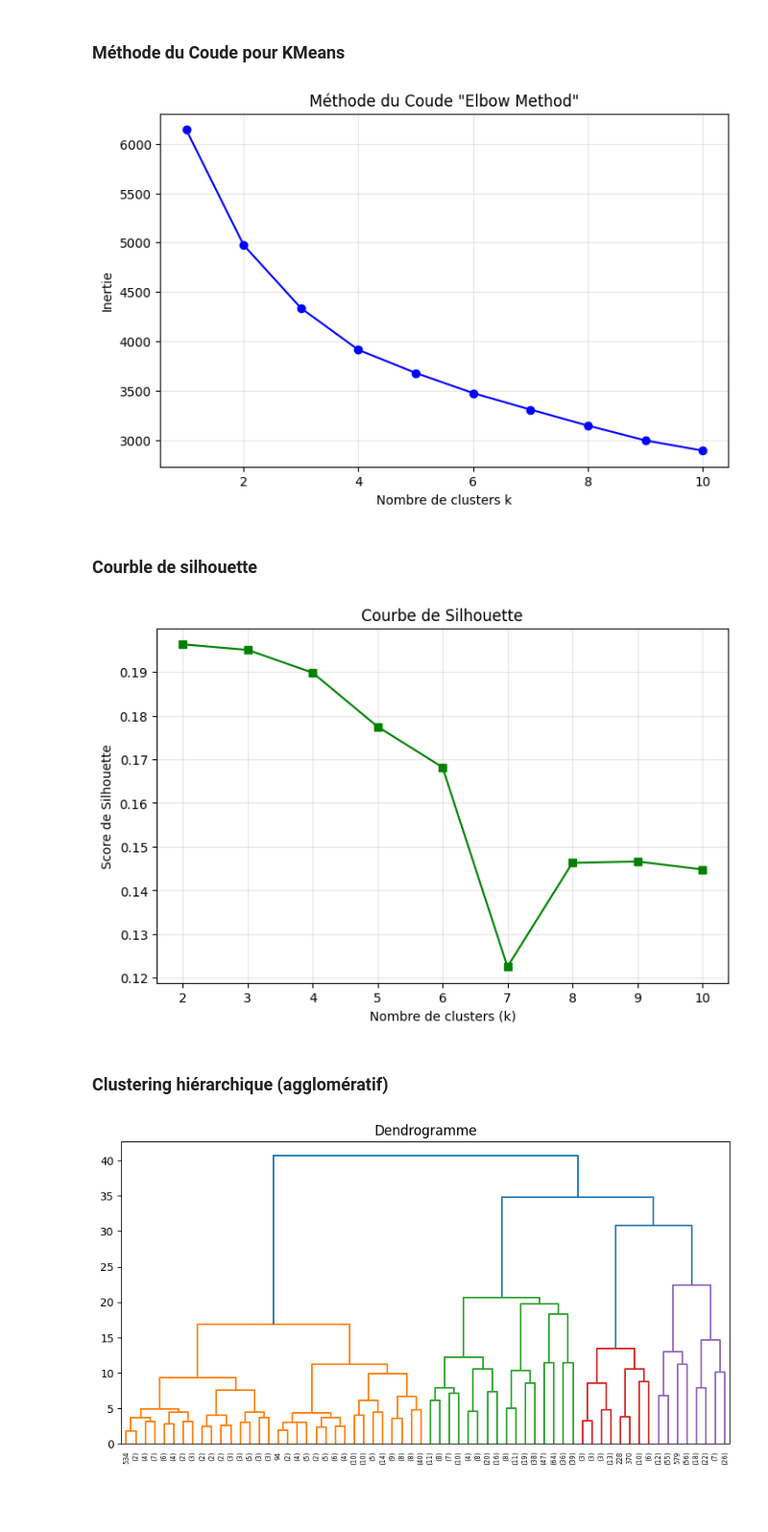
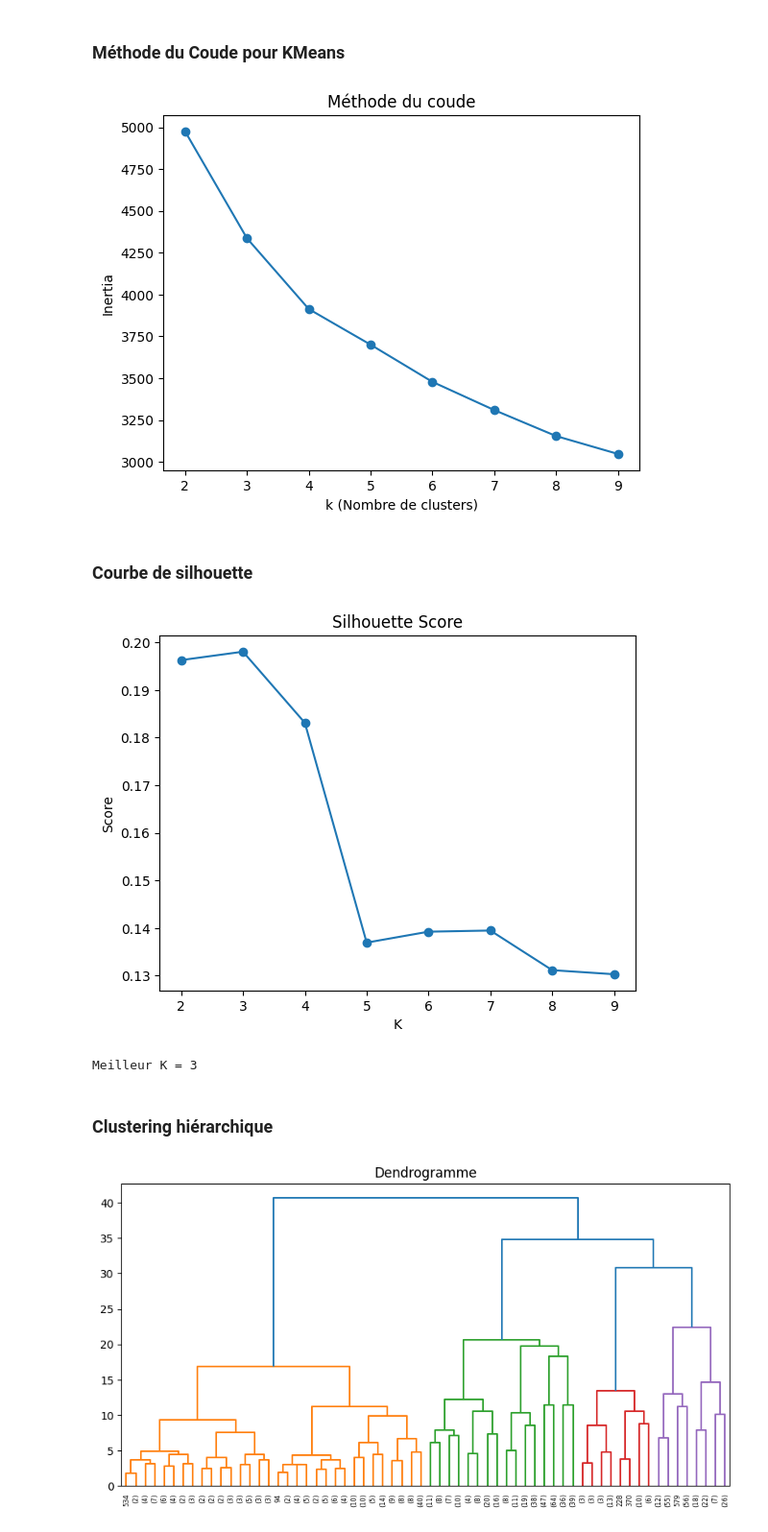
Before and after one commit to Artemasu/Analyse_de_donnees_medicales, a Jupyter notebook: traitement.ipynb, the cells around one changed output. Shown at 96% size. Cells and saved outputs as stored; diff of their text form; code cells hidden in the pictures; blank space fills up the shorter version.

```diff
--- a/traitement.ipynb
+++ b/traitement.ipynb
@@ -360,25 +364,29 @@ le choix le plus adapté grâce à son meilleur Recall de 0.691 et F1-score.
 # %% [markdown]
 ### Méthode du Coude pour KMeans
 # %%
-from sklearn.cluster import KMeans
+import pandas as pd
+import numpy as np
 import matplotlib.pyplot as plt
+import seaborn as sns
 
-# On teste sur 10 clusters
-inertia = []
-K_range = range(1, 11)
+from sklearn.cluster import KMeans, AgglomerativeClustering
+from sklearn.metrics import silhouette_score
+from scipy.cluster.hierarchy import dendrogram, linkage
+from sklearn.preprocessing import StandardScaler
+from sklearn.decomposition import PCA
+
+inertias = []
+K_range = range(2, 10)
 
 for k in K_range:
-    kmeans = KMeans(n_clusters=k, random_state=42, n_init=10)
-    kmeans.fit(X_scaled)
-    inertia.append(kmeans.inertia_)
+    km = KMeans(n_clusters=k, random_state=42)
+    km.fit(X_scaled)
+    inertias.append(km.inertia_)
 
-# Graphique de la méthode du coude
-plt.figure(figsize=(8, 5))
-plt.plot(K_range, inertia, 'bx-', marker='o')
-plt.xlabel('Nombre de clusters k')
-plt.ylabel('Inertie')
-plt.title('Méthode du Coude "Elbow Method"')
-plt.grid(True, alpha=0.3)
+plt.plot(K_range, inertias, marker='o')
+plt.title("Méthode du coude")
+plt.xlabel("k (Nombre de clusters)")
+plt.ylabel("Inertia")
 plt.show()
 # %% [output]
-[figure, old version]
+[figure, new version]
@@ -385,29 +404,28 @@ plt.show()
 # %% [markdown]
-### Courble de silhouette
+### Courbe de silhouette
 # %%
 from sklearn.metrics import silhouette_score
 
-silhouette_scores = []
-K_range = range(2, 11) # On commence à 2 car on ne peut pas calculer la silhouette pour 1 seul groupe
+sil_scores = []
 
 for k in K_range:
-    kmeans = KMeans(n_clusters=k, random_state=42, n_init=10)
-    cluster_labels = kmeans.fit_predict(X_scaled)
-    score = silhouette_score(X_scaled, cluster_labels)
-    silhouette_scores.append(score)
+    km = KMeans(n_clusters=k, random_state=42)
+    labels = km.fit_predict(X_scaled)
+    sil_scores.append(silhouette_score(X_scaled, labels))
 
-# Création du graphique de la silhouette
-plt.figure(figsize=(8, 5))
-plt.plot(K_range, silhouette_scores, 'gx-', marker='s')
-plt.xlabel('Nombre de clusters (k)')
-plt.ylabel('Score de Silhouette')
-plt.title('Courbe de Silhouette')
-plt.grid(True, alpha=0.3)
+plt.plot(K_range, sil_scores, marker='o')
+plt.title("Silhouette Score")
+plt.xlabel("K")
+plt.ylabel("Score")
 plt.show()
+
+best_k = K_range[np.argmax(sil_scores)]
+print("Meilleur K =", best_k)
 # %% [output]
-[figure, old version]
+[figure, new version]
+Meilleur K = 3
 # %% [markdown]
-### Clustering hiérarchique (agglomératif)
+### Clustering hiérarchique
 # %%
 from scipy.cluster.hierarchy import dendrogram, linkage
 linked = linkage(X_scaled, method='ward')
```
Also changed, not shown: parts of 7 cells of this notebook.
